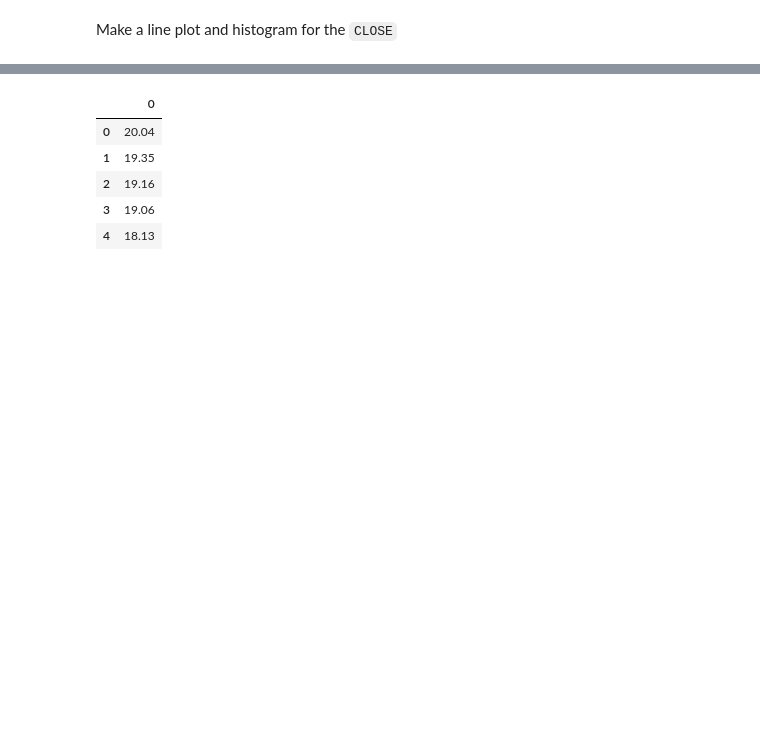
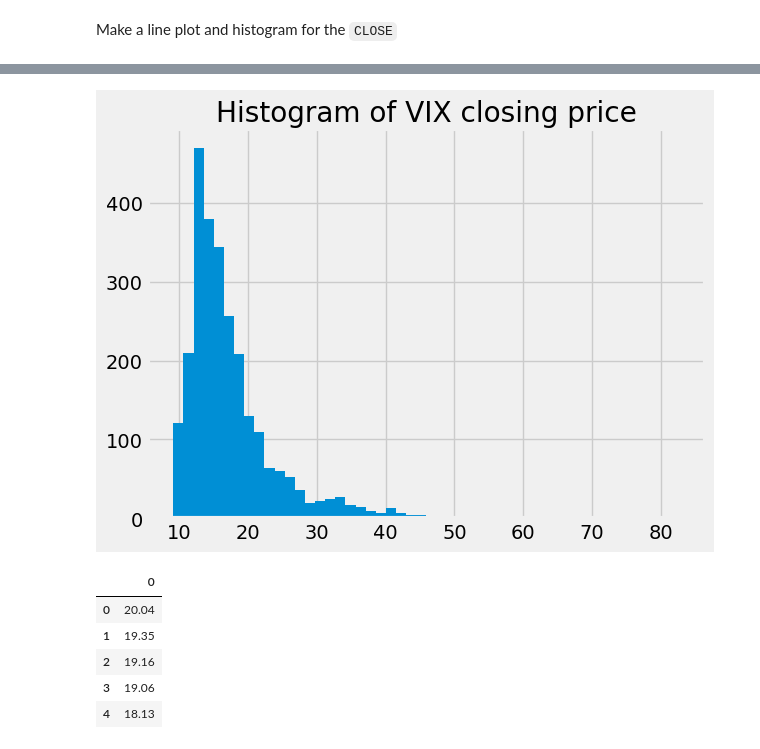
Before and after one commit to mikedshadow/Capstone-3, a Jupyter notebook: Notebooks/Wrangle-2.ipynb, the cells around one changed output, grey strips where cells are left out. Saved outputs shown, nothing was run; the diff lists cells and outputs as text; code cells hidden in the pictures; blank space fills up the shorter version.

```diff
--- a/Notebooks/Wrangle-2.ipynb
+++ b/Notebooks/Wrangle-2.ipynb
@@ -60,3 +77,10 @@ plt.show()
+# %%
+plt.hist(df['CLOSE'], bins=50)
+plt.title("Histogram of VIX closing price")
+plt.savefig(os.path.join(path, 'fig4.jpg'))
+plt.show()
+# %% [output]
+[figure, added]
 # %%
 values = pd.DataFrame(df['CLOSE'].values)
 values.head()
```
Also changed, not shown: parts of 14 cells of this notebook, 9 other files.
